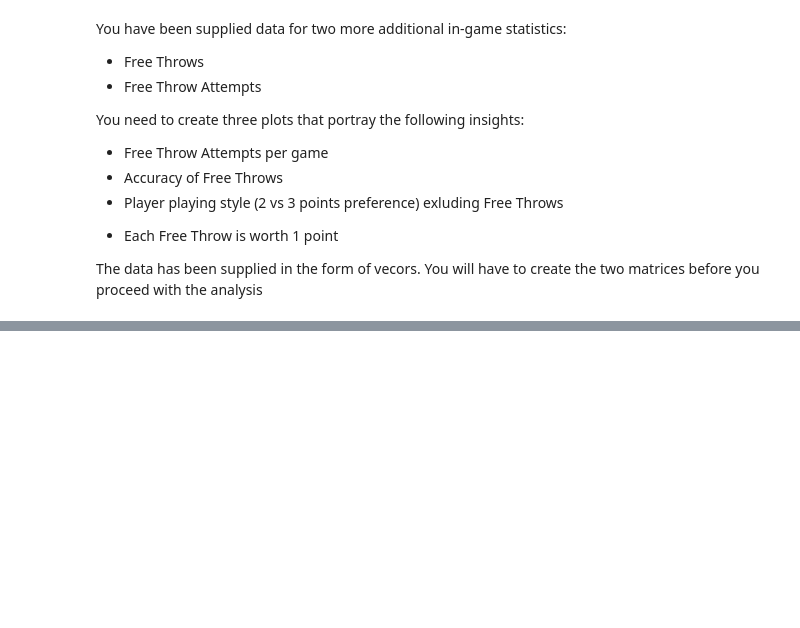
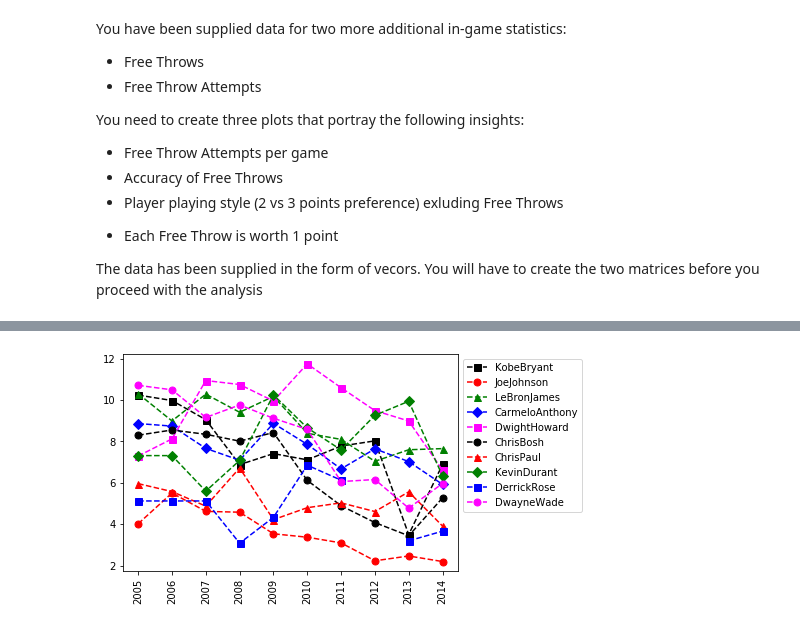
Before and after one commit to sureshmanem/Python_LearnByDoing, a Jupyter notebook: Module_4_Matrices_.ipynb, the cells around one changed output, grey strips where cells are left out. Saved outputs shown, nothing was run; the diff lists cells and outputs as text; code cells hidden in the pictures; blank space fills up the shorter version.

```diff
--- a/Module_4_Matrices_.ipynb
+++ b/Module_4_Matrices_.ipynb
@@ -672,0 +792,20 @@ The data has been supplied in the form of vecors. You will have to create the tw
+# %%
+#Free Throw Attempts Per Game
+
+#Games
+KobeBryant_G = [80,77,82,82,73,82,58,78,6,35]
+JoeJohnson_G = [82,57,82,79,76,72,60,72,79,80]
+LeBronJames_G = [79,78,75,81,76,79,62,76,77,69]
+CarmeloAnthony_G = [80,65,77,66,69,77,55,67,77,40]
+DwightHoward_G = [82,82,82,79,82,78,54,76,71,41]
+ChrisBosh_G = [70,69,67,77,70,77,57,74,79,44]
+ChrisPaul_G = [78,64,80,78,45,80,60,70,62,82]
+KevinDurant_G = [35,35,80,74,82,78,66,81,81,27]
+DerrickRose_G = [40,40,40,81,78,81,39,0,10,51]
+DwayneWade_G = [75,51,51,79,77,76,49,69,54,62]
+#Matrix
+Games = np.array([KobeBryant_G, JoeJohnson_G, LeBronJames_G, CarmeloAnthony_G, DwightHoward_G, ChrisBosh_G, ChrisPaul_G, KevinDurant_G, DerrickRose_G, DwayneWade_G])
+# %%
+myplot(FreeThrowAttempts/Games)
+# %% [output]
+[figure, added]
```
Also changed, not shown: parts of 20 cells of this notebook.
